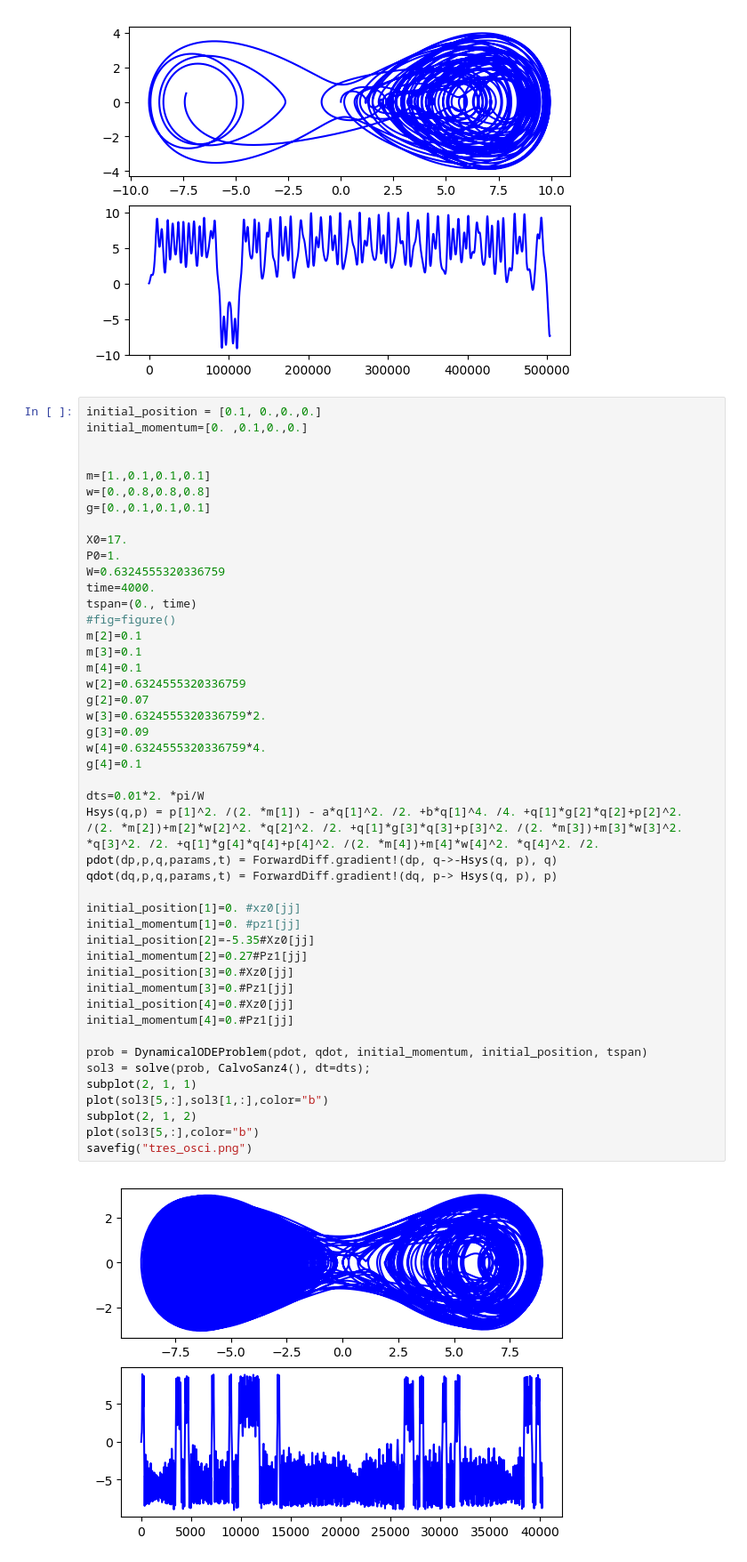
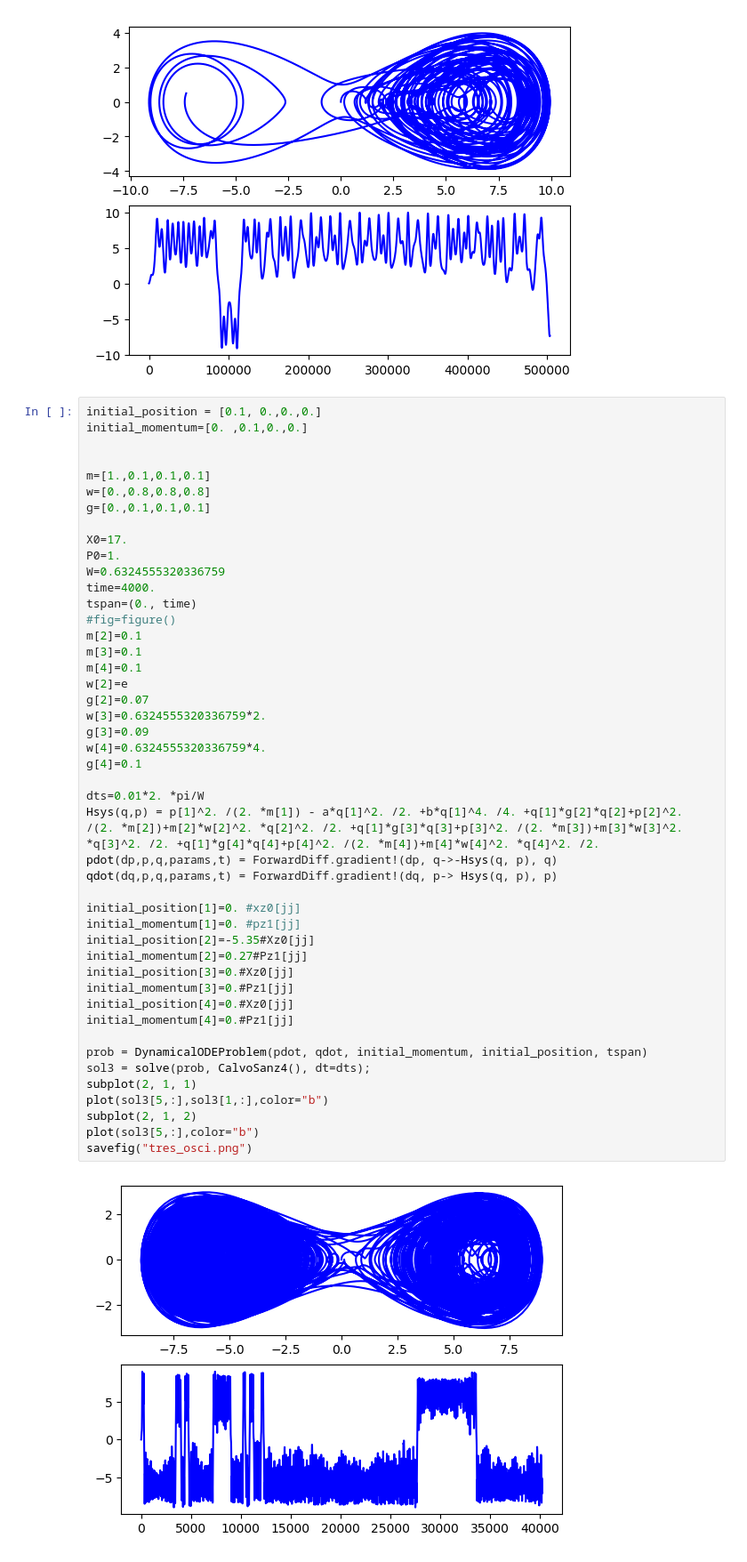
Before and after one commit to spenam/thesis_codes_git, a Jupyter notebook: information.ipynb, the cells around one changed output. Shown at 89% size. Saved outputs shown, nothing was run; the diff lists cells and outputs as text.

```diff
--- a/information.ipynb
+++ b/information.ipynb
@@ -1103,33 +1108,33 @@ tspan=(0., time)
 m[2]=0.1
 m[3]=0.1
 m[4]=0.1
-w[2]=0.6324555320336759
+w[2]=e
 g[2]=0.07
 w[3]=0.6324555320336759*2.
 g[3]=0.09
 w[4]=0.6324555320336759*4.
 g[4]=0.1
 
 dts=0.01*2. *pi/W
 Hsys(q,p) = p[1]^2. /(2. *m[1]) - a*q[1]^2. /2. +b*q[1]^4. /4. +q[1]*g[2]*q[2]+p[2]^2. /(2. *m[2])+m[2]*w[2]^2. *q[2]^2. /2. +q[1]*g[3]*q[3]+p[3]^2. /(2. *m[3])+m[3]*w[3]^2. *q[3]^2. /2. +q[1]*g[4]*q[4]+p[4]^2. /(2. *m[4])+m[4]*w[4]^2. *q[4]^2. /2.
 pdot(dp,p,q,params,t) = ForwardDiff.gradient!(dp, q->-Hsys(q, p), q)
 qdot(dq,p,q,params,t) = ForwardDiff.gradient!(dq, p-> Hsys(q, p), p)
 
 initial_position[1]=0. #xz0[jj]
 initial_momentum[1]=0. #pz1[jj]
 initial_position[2]=-5.35#Xz0[jj]
 initial_momentum[2]=0.27#Pz1[jj]
 initial_position[3]=0.#Xz0[jj]
 initial_momentum[3]=0.#Pz1[jj]
 initial_position[4]=0.#Xz0[jj]
 initial_momentum[4]=0.#Pz1[jj]
 
 prob = DynamicalODEProblem(pdot, qdot, initial_momentum, initial_position, tspan)
 sol3 = solve(prob, CalvoSanz4(), dt=dts);
 subplot(2, 1, 1)
 plot(sol3[5,:],sol3[1,:],color="b")
 subplot(2, 1, 2)
 plot(sol3[5,:],color="b")
 savefig("tres_osci.png")
 # %% [output]
-[figure, old version]
+[figure, new version]
```
Also changed, not shown: parts of 11 cells of this notebook, 8 other files.
